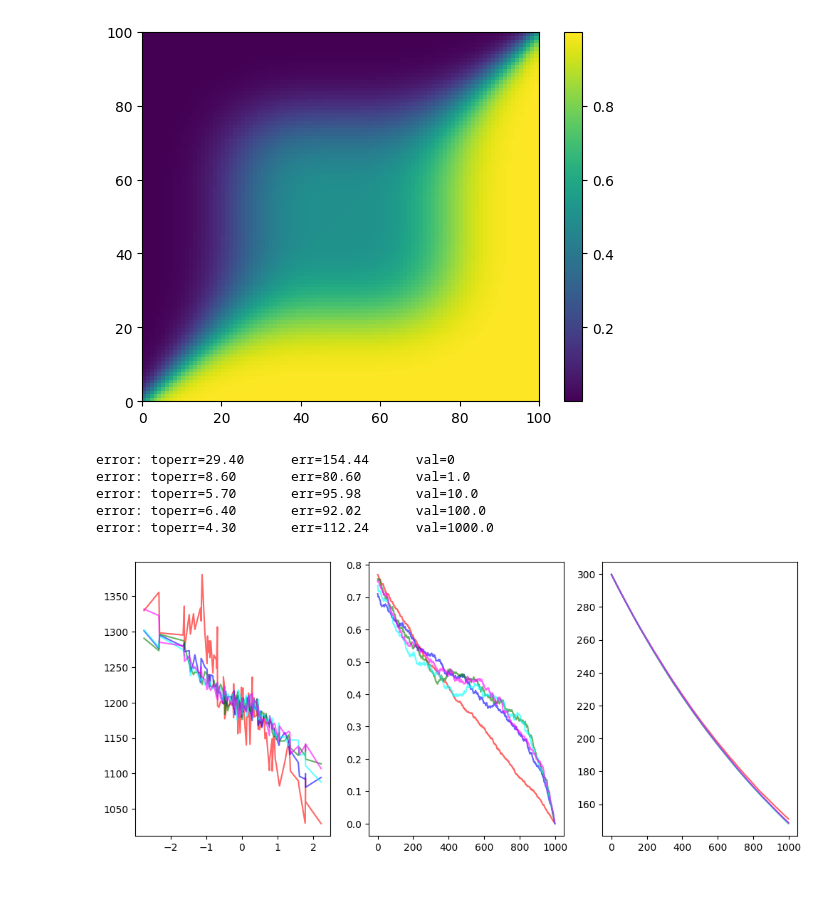
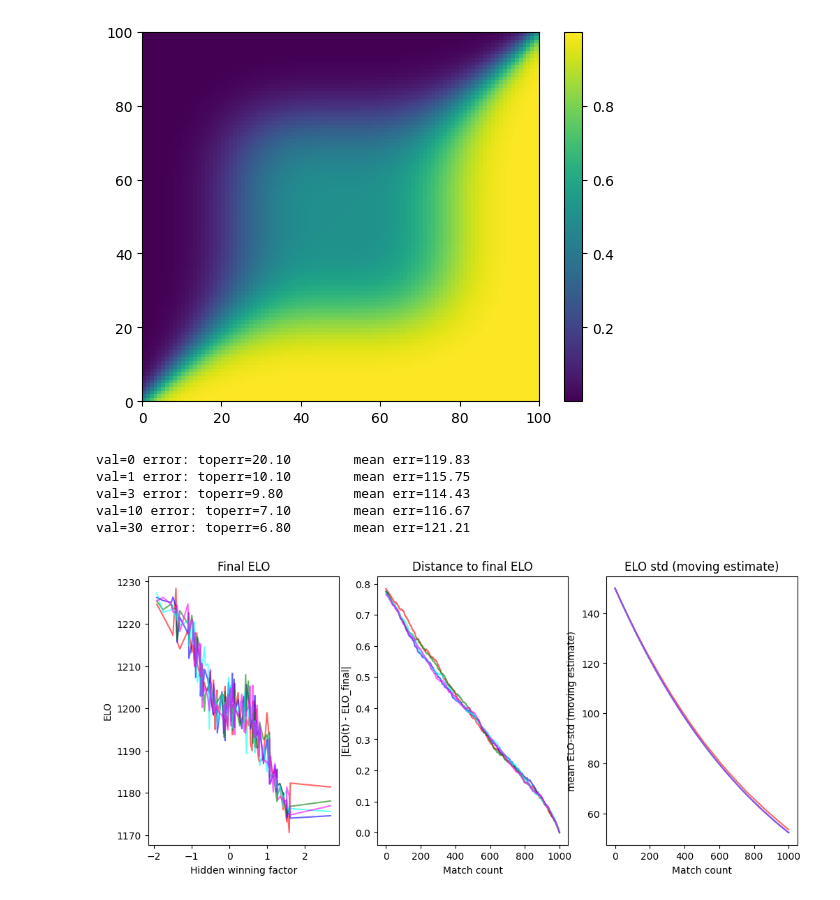
Before and after one commit to guillaumeBellec/elo-ml-arena, a Jupyter notebook: elo_score_ml_arena.ipynb, the cells around one changed output. Drawn from its saved outputs; the diff is of its cells as text; code cells hidden in the pictures.

```diff
--- a/elo_score_ml_arena.ipynb
+++ b/elo_score_ml_arena.ipynb
@@ -76,12 +76,12 @@ def match_fun(i,j):
     return score
 
 def zero_state(K):
-    return (1200 * np.ones(K), 1200 * np.ones(K), 300**2 * np.ones(K), np.zeros(K))
+    return (1200 * np.ones(K), 150**2 * np.ones(K), np.zeros(K))
 
 
-def update_elo(state, math_fun, n=1, alpha=1e-4, beta=1e-4, K=3, mom1=0.0,mom2 = 0.93, d0=400, update_factor=0.1):
+def update_elo(state, math_fun, n=1, alpha=1e-4, beta=1e-4, K=3, mom2 = 0.93, d0=400, update_factor=0.1):
 
-    (elo, elo_mom, D_elo, counts) = state
+    (elo, D_elo, counts) = state
     S = len(elo)
 
     for k in range(n):
@@ -90,7 +90,7 @@ def update_elo(state, math_fun, n=1, alpha=1e-4, beta=1e-4, K=3, mom1=0.0,mom2 =
             i = np.random.choice(S)
         else:
             #p_i = softmax(- 0 * np.log2( 1 + counts))
-            p_i = softmax(alpha * D_elo * K) \
+            p_i = softmax(alpha * D_elo) \
                   #* softmax(30 * (elo_mom >1300)) # bonus for top scores
 
             p_i /= np.sum(p_i)
@@ -102,7 +102,7 @@ def update_elo(state, math_fun, n=1, alpha=1e-4, beta=1e-4, K=3, mom1=0.0,mom2 =
             # smallest distance to
             #d_elo_i = max(1,np.std(elo_mom))
             d_elo_i = np.sqrt(D_elo[i])
-            p_j = - beta * (np.abs(elo_mom[i] - elo_mom)/ d_elo_i * K) ** 2 # TODO: This K should be removed and take only beta.
+            p_j = - beta * (np.abs(elo[i] - elo)/ d_elo_i) ** 2 # TODO: This K should be removed and take only beta?
             p_j[i] -= 10_000_000 # avoid recalling i==j
             p_j = softmax(p_j)
             p_j /= p_j.sum()
@@ -130,59 +130,71 @@ def update_elo(state, math_fun, n=1, alpha=1e-4, beta=1e-4, K=3, mom1=0.0,mom2 =
         elo[i] += de_i
         if update_j: elo[j] += de_j
 
-        elo_mom[i] = mom1 * elo_mom[i] + (1-mom1) * elo[i]
-        if update_j: elo_mom[j] = mom1 * elo_mom[j] + (1-mom1) * elo[j]
+        D_elo[i] = D_elo[i] * mom2 + (1-mom2) * de_i**2 # reduced to de_i if mom1 is 0
+        if update_j: D_elo[j] = D_elo[j] * mom2 + (1-mom2) * de_j**2
 
-        D_elo[i] = D_elo[i] * mom2 + (1-mom2) * (elo[i] - elo_mom[i])**2 # reduced to de_i if mom1 is 0
-        if update_j: D_elo[j] = D_elo[j] * mom2 + (1-mom2) * (elo[j] - elo_mom[j])**2
+        state = (elo, D_elo, counts)
 
 
     return state
 # %%
 def eval_sync(n, **kwargs):
 
     state = zero_state(P)
 
 
     elo_list = []
     d_elos = []
     for _ in range(n):
         update_elo(state, match_fun, n=1, **kwargs)
-        elo, elo_mom, D_elo, *_ = state
+        elo, D_elo, *_ = state
         d_elos.append(np.mean(np.sqrt(D_elo)))
         elo_list.append(np.copy(elo))
 
     std0 = np.std(elo_list[-1])
     elo_conv = [np.mean(np.abs(e - elo_list[-1][:len(e)]) / std0) for e in elo_list]
 
-    return elo_mom, elo_conv, d_elos
+    return elo, elo_conv, d_elos
 
 
 
 #values = [1,3,10]
-values = [0,1e-0,1e1,1e2,1e3,1e4]
+values = [0,1,3,10,30,100]
 #values = [0.5, 1, 2]
 colors = ["red", "blue", "green", "cyan", "magenta"]
 
 fig, ax_list = plt.subplots(1,3, figsize=(12,5))
 for val, color in zip(values, colors):
-    final_elo, elo_conv, d_elos = eval_sync(1000, alpha=0, beta=val, K=30, mom1=0.9, mom2=0.93,d0=400)
-    final_elo = final_elo[inv_perm]
-    top_err = final_err_score(final_elo, 20)
-    err = final_err_score(final_elo)
-    print(f"error: toperr={top_err:0.02f} \t err={err:0.02f} \t val={val}")
+    err_list = []
+    for _ in range(10):
+        final_elo, elo_conv, d_elos = eval_sync(1000, alpha=val, beta=10, K=3, mom2=0.9,d0=100)
+        final_elo = final_elo[inv_perm]
+        top_err = final_err_score(final_elo, 20)
+        err = final_err_score(final_elo)
+        err_list.append(err)
+    print(f"val={val} error: toperr={top_err:0.02f} \t mean err={np.mean(err_list):0.02f} ")
 
     p0 = latents
-    ax_list[0].plot(p0, final_elo, color=color, alpha=0.6)
-    ax_list[1].plot(elo_conv, color=color, alpha=0.6)
-    ax_list[2].plot(d_elos, color=color, alpha=0.6)
+    ax_list[0].set_title("Final ELO")
+    ax_list[0].plot(p0, final_elo, color=color, alpha=0.6, label=f"{val}")
+    ax_list[0].set_xlabel("Hidden winning factor")
+    ax_list[0].set_ylabel("ELO")
+    ax_list[1].plot(elo_conv, color=color, alpha=0.6, label=f"{val}")
+    ax_list[1].set_ylabel("|ELO(t) - ELO_final|")
+    ax_list[1].set_xlabel("Match count")
+    ax_list[1].set_title("Distance to final ELO")
+
+    ax_list[2].set_title("ELO std (moving estimate)")
+    ax_list[2].plot(d_elos, color=color, alpha=0.6, label=f"{val}")
+    ax_list[2].set_ylabel("mean ELO-std (moving estimate)")
+    ax_list[2].set_xlabel("Match count")
 # %% [output]
-error: toperr=29.40      err=154.44      val=0
-error: toperr=8.60       err=80.60       val=1.0
-error: toperr=5.70       err=95.98       val=10.0
-error: toperr=6.40       err=92.02       val=100.0
-error: toperr=4.30       err=112.24      val=1000.0
+val=0 error: toperr=20.10        mean err=119.83
+val=1 error: toperr=10.10        mean err=115.75
+val=3 error: toperr=9.80         mean err=114.43
+val=10 error: toperr=7.10        mean err=116.67
+val=30 error: toperr=6.80        mean err=121.21
-[figure, old version]
+[figure, new version]
 # %%
 def eval_async(n, **kwargs):
 
```
Also changed, not shown: parts of 1 cell of this notebook.
